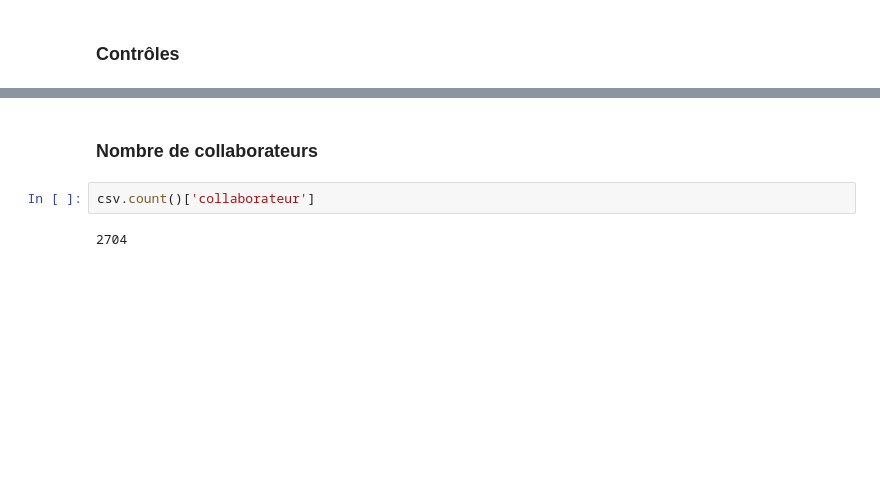
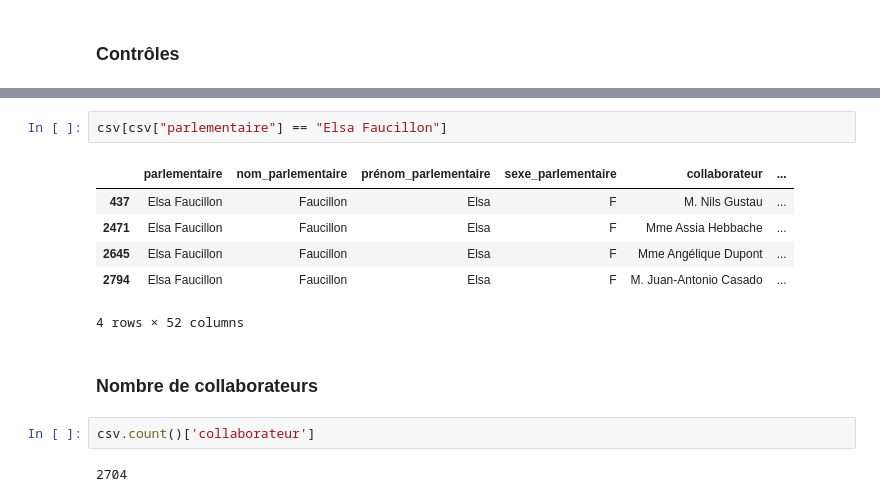
Before and after one commit to regardscitoyens/Collaborateurs-Parlement, a Jupyter notebook: exploitations/turnover.ipynb, the cells around one changed output, grey strips where cells are left out. Saved outputs shown, nothing was run; the diff lists cells and outputs as text; blank space fills up the shorter version.

```diff
--- a/exploitations/turnover.ipynb
+++ b/exploitations/turnover.ipynb
@@ -65,3 +52,12 @@ csv
+# %%
+csv[csv["parlementaire"] == "Elsa Faucillon"]
+# %% [output]
+|  | parlementaire | nom_parlementaire | prénom_parlementaire | sexe_parlementaire | collaborateur | ... |
+| 437 | Elsa Faucillon | Faucillon | Elsa | F | M. Nils Gustau | ... |
+| 2471 | Elsa Faucillon | Faucillon | Elsa | F | Mme Assia Hebbache | ... |
+| 2645 | Elsa Faucillon | Faucillon | Elsa | F | Mme Angélique Dupont | ... |
+| 2794 | Elsa Faucillon | Faucillon | Elsa | F | M. Juan-Antonio Casado | ... |
+4 rows × 52 columns
 # %% [markdown]
 ### Nombre de collaborateurs
 # %%
```
Also changed, not shown: parts of 5 cells of this notebook.
